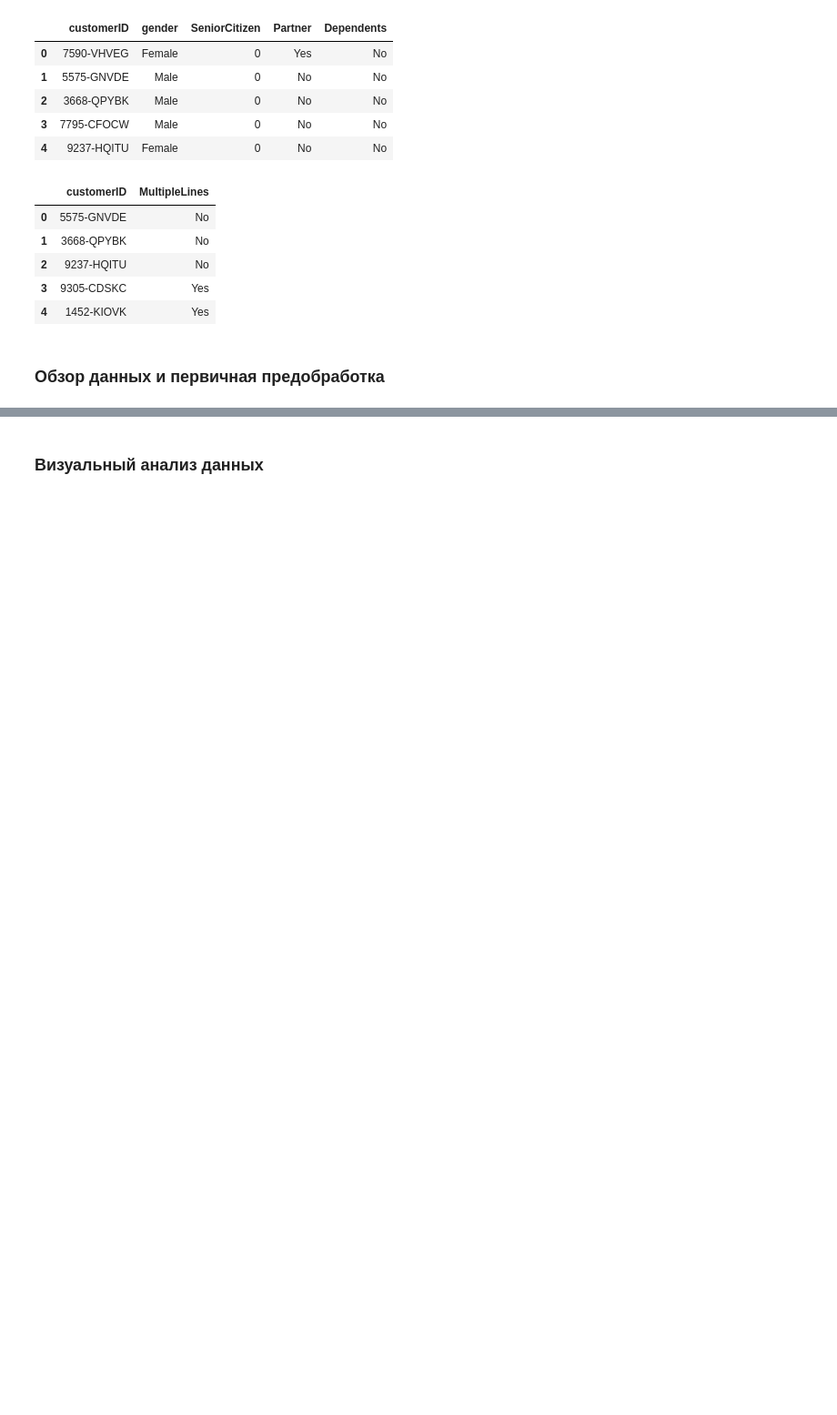
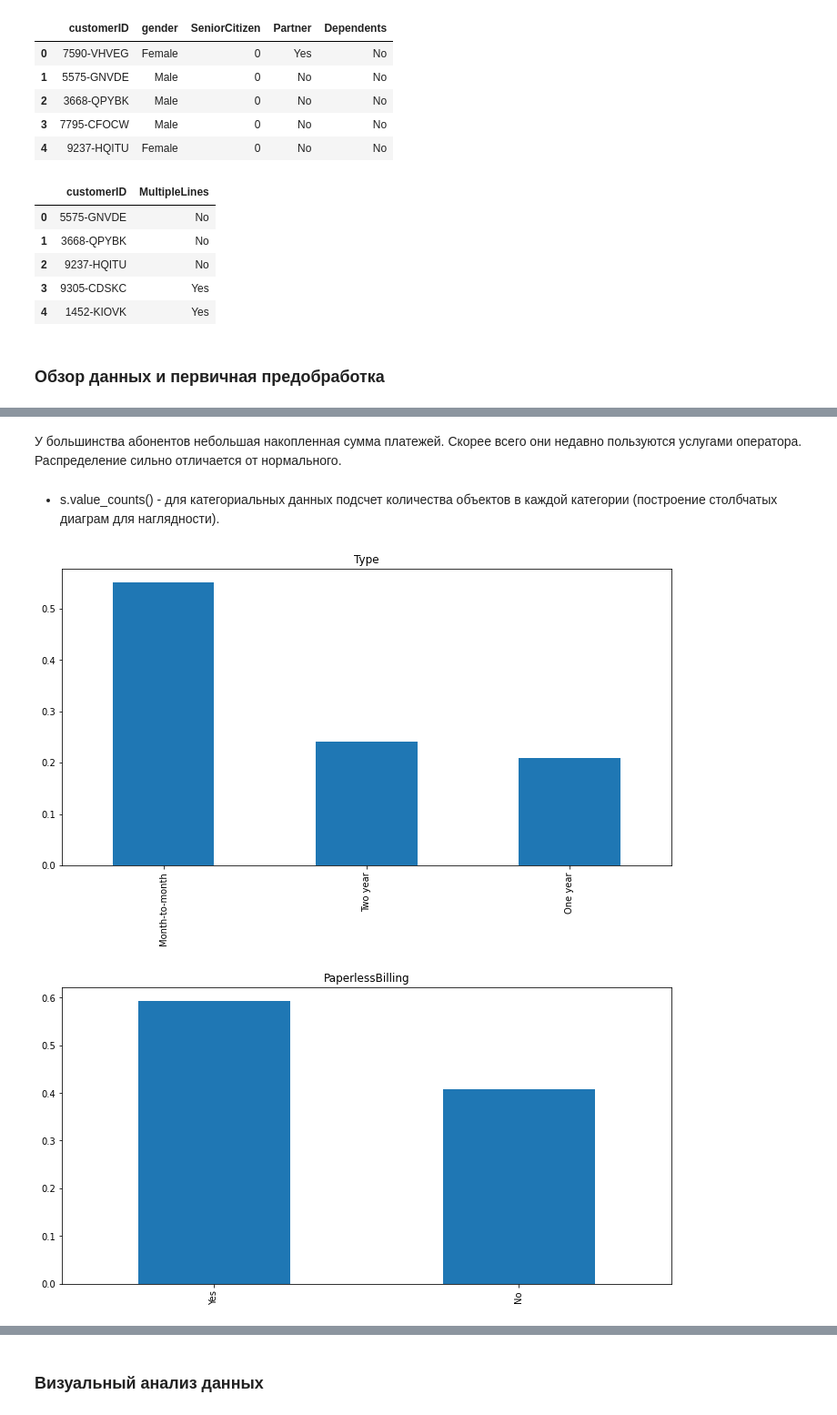
Before and after one commit to mvakhmenin/Yandex.Practicum, a Jupyter notebook: Финальный проект - прогнозирование оттока клиентов/jn.ipynb, the cells around one changed output, grey strips where cells are left out. Shown at 91% size. Cells and saved outputs as stored; diff of their text form; code cells hidden in the pictures; blank space fills up the shorter version.

```diff
--- a/Финальный проект - прогнозирование оттока клиентов/jn.ipynb
+++ b/Финальный проект - прогнозирование оттока клиентов/jn.ipynb
@@ -74,0 +213,12 @@ df_phone.head()
+# %% [markdown]
+У большинства абонентов небольшая накопленная сумма платежей. Скорее всего они недавно пользуются услугами оператора. Распределение сильно отличается от нормального.
+# %% [markdown]
+
+* s.value_counts() - для категориальных данных подсчет количества объектов в каждой категории (построение столбчатых диаграм для наглядности).
+# %%
+for column in ['Type', 'PaperlessBilling', 'PaymentMethod', 'Churn']:
+    df_contract[column].value_counts(normalize=True).plot(kind='bar', title=column)
+    plt.show()
+# %% [output]
+[figure, added]
+[figure, added]
```
Also changed, not shown: parts of 36 cells of this notebook.
